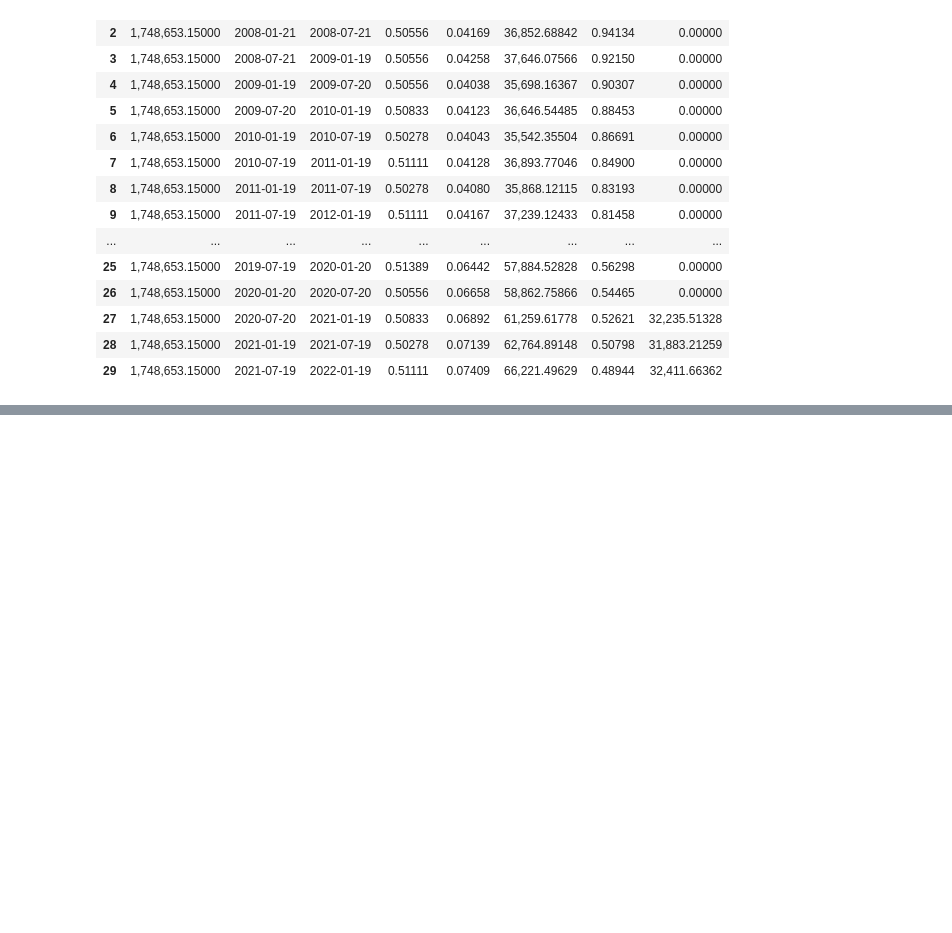
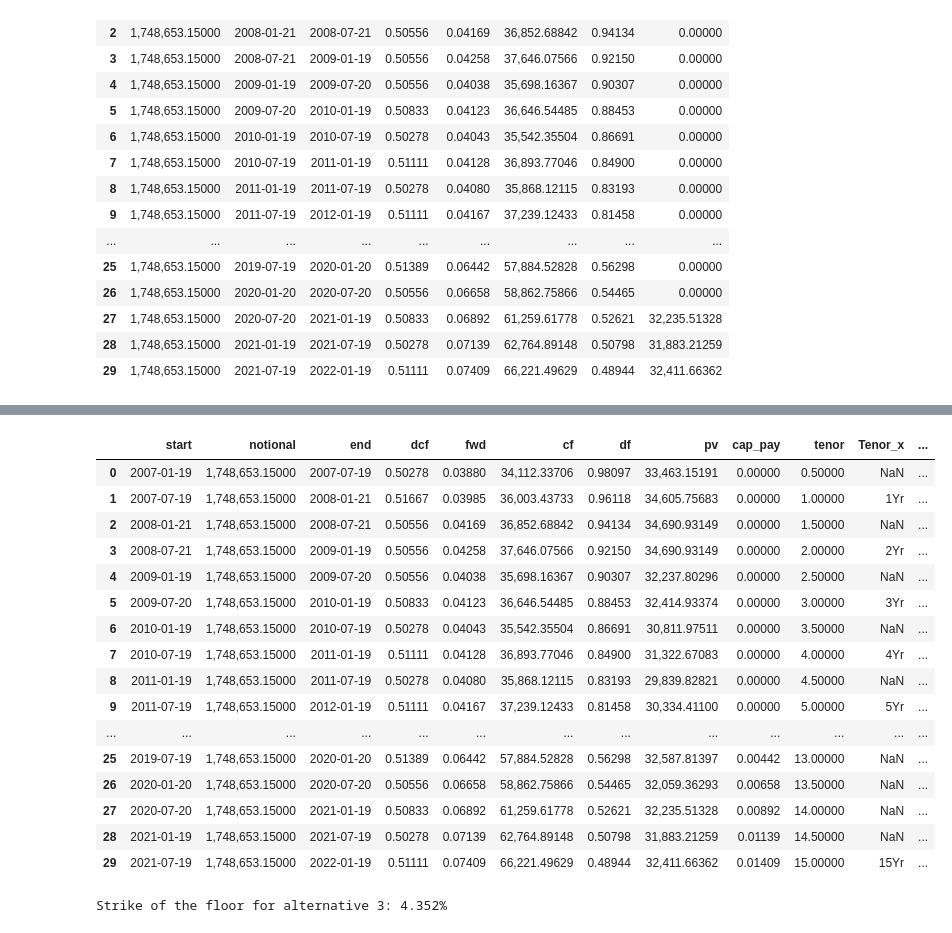
Before and after one commit to mayer19/FinancialDerivativesGroupProject, a Jupyter notebook: Derivatives.ipynb, the cells around one changed output, grey strips where cells are left out. Cells and saved outputs as stored; diff of their text form; code cells hidden in the pictures; blank space fills up the shorter version.

```diff
--- a/Derivatives.ipynb
+++ b/Derivatives.ipynb
@@ -901,11 +655,0 @@ fixed_leg_hist_dez18
-# %%
-#pv_cap = max(euribor - K;0)
-#k =6 %
-float_leg_c=float_leg
-float_leg_c["cap_pv"] =1
-float_leg_c["floor_pv"] =1
-for n in range(0,len(float_leg_c["fwd"])):
-    float_leg_c.iloc[n,8]=max(float_leg_c["fwd"][n]- 0.06, 0)
-
-
-float_leg_c
@@ -944,7 +674,11 @@ normalvol
 # %%
+#defining the dates of the swaption payments
+
+swaption_float_and_swap=float_leg
 dates_swaption = []
 
 for n in range(19, len(swaption_float_and_swap["end"])):
     dates_swaption.append(swaption_float_and_swap["end"][n])
 
-dates_swaption
+
+dates_swaption=dates_swaption[::2]
@@ -1042,0 +799,55 @@ Fair fixed rate is: 1.9678%
+# %%
+#pv_cap = max(euribor - K;0)
+#k =6 %
+#Description of the Details:
+"""we will be paying and receiving the euribor 6m, so it nets out at 0
+but we bought caps(strike 6%), floor(strike X%), so we will pay a premium in moment 0
+"""
+float_leg_alt3=float_leg_alt2
+
+#adding the volatility to the data frame
+capnormal_data_st2=capnormal_data[capnormal_data['Strike']=="4.00%"]
+float_leg_alt3 = float_leg_alt3.merge(capnormal_data_st2, left_on='tenor',right_on="Int_Year",how="left")
+
+float_leg_alt3 = float_leg_alt3.set_index('start')
+float_leg_alt3['NormalVol_y'] = float_leg_alt3['NormalVol_y'].interpolate()
+float_leg_alt3 = float_leg_alt3.reset_index()
+
+price_cap_3a=float_leg_alt3['caplet_price'].sum()
+
+
+float_leg_alt3
+# %% [output]
+|  | start | notional | end | dcf | fwd | cf | df | pv | cap_pay | tenor | Tenor_x | ... |
+| 0 | 2007-01-19 | 1,748,653.15000 | 2007-07-19 | 0.50278 | 0.03880 | 34,112.33706 | 0.98097 | 33,463.15191 | 0.00000 | 0.50000 | NaN | ... |
+| 1 | 2007-07-19 | 1,748,653.15000 | 2008-01-21 | 0.51667 | 0.03985 | 36,003.43733 | 0.96118 | 34,605.75683 | 0.00000 | 1.00000 | 1Yr | ... |
+| 2 | 2008-01-21 | 1,748,653.15000 | 2008-07-21 | 0.50556 | 0.04169 | 36,852.68842 | 0.94134 | 34,690.93149 | 0.00000 | 1.50000 | NaN | ... |
+| 3 | 2008-07-21 | 1,748,653.15000 | 2009-01-19 | 0.50556 | 0.04258 | 37,646.07566 | 0.92150 | 34,690.93149 | 0.00000 | 2.00000 | 2Yr | ... |
+| 4 | 2009-01-19 | 1,748,653.15000 | 2009-07-20 | 0.50556 | 0.04038 | 35,698.16367 | 0.90307 | 32,237.80296 | 0.00000 | 2.50000 | NaN | ... |
+| 5 | 2009-07-20 | 1,748,653.15000 | 2010-01-19 | 0.50833 | 0.04123 | 36,646.54485 | 0.88453 | 32,414.93374 | 0.00000 | 3.00000 | 3Yr | ... |
+| 6 | 2010-01-19 | 1,748,653.15000 | 2010-07-19 | 0.50278 | 0.04043 | 35,542.35504 | 0.86691 | 30,811.97511 | 0.00000 | 3.50000 | NaN | ... |
+| 7 | 2010-07-19 | 1,748,653.15000 | 2011-01-19 | 0.51111 | 0.04128 | 36,893.77046 | 0.84900 | 31,322.67083 | 0.00000 | 4.00000 | 4Yr | ... |
+| 8 | 2011-01-19 | 1,748,653.15000 | 2011-07-19 | 0.50278 | 0.04080 | 35,868.12115 | 0.83193 | 29,839.82821 | 0.00000 | 4.50000 | NaN | ... |
+| 9 | 2011-07-19 | 1,748,653.15000 | 2012-01-19 | 0.51111 | 0.04167 | 37,239.12433 | 0.81458 | 30,334.41100 | 0.00000 | 5.00000 | 5Yr | ... |
+| ... | ... | ... | ... | ... | ... | ... | ... | ... | ... | ... | ... | ... |
+| 25 | 2019-07-19 | 1,748,653.15000 | 2020-01-20 | 0.51389 | 0.06442 | 57,884.52828 | 0.56298 | 32,587.81397 | 0.00442 | 13.00000 | NaN | ... |
+| 26 | 2020-01-20 | 1,748,653.15000 | 2020-07-20 | 0.50556 | 0.06658 | 58,862.75866 | 0.54465 | 32,059.36293 | 0.00658 | 13.50000 | NaN | ... |
+| 27 | 2020-07-20 | 1,748,653.15000 | 2021-01-19 | 0.50833 | 0.06892 | 61,259.61778 | 0.52621 | 32,235.51328 | 0.00892 | 14.00000 | NaN | ... |
+| 28 | 2021-01-19 | 1,748,653.15000 | 2021-07-19 | 0.50278 | 0.07139 | 62,764.89148 | 0.50798 | 31,883.21259 | 0.01139 | 14.50000 | NaN | ... |
+| 29 | 2021-07-19 | 1,748,653.15000 | 2022-01-19 | 0.51111 | 0.07409 | 66,221.49629 | 0.48944 | 32,411.66362 | 0.01409 | 15.00000 | 15Yr | ... |
+# %%
+#function to get the strike
+#we solve for a strike that cancels out the prices of the cap and the floor, so that the market value at time 0 is equal to 0
+def alt3Pv(strike):
+    #Present Value of the swap
+    list_of_floor_prices= float_leg_alt3.loc[1:, :].apply(lambda x: floorlet_price(strike, x['fwd'], x['NormalVol_y']/100, x['zero_rate'], x['start'], x['end']), axis=1)*swap_notional
+    price_floor_3a=sum(list_of_floor_prices)
+    float_leg_pv_alt3 = float_leg_alt3.pv.sum()
+
+    return  price_cap_3a-price_floor_3a
+
+res_alt3 = root(alt3Pv,1)
+strike_alt3 = res_alt3['x'][0]
+print(f'Strike of the floor for alternative 3: {strike_alt3*100:.4}%')
+# %% [output]
+Strike of the floor for alternative 3: 4.352%
```
Also changed, not shown: parts of 73 cells of this notebook.
